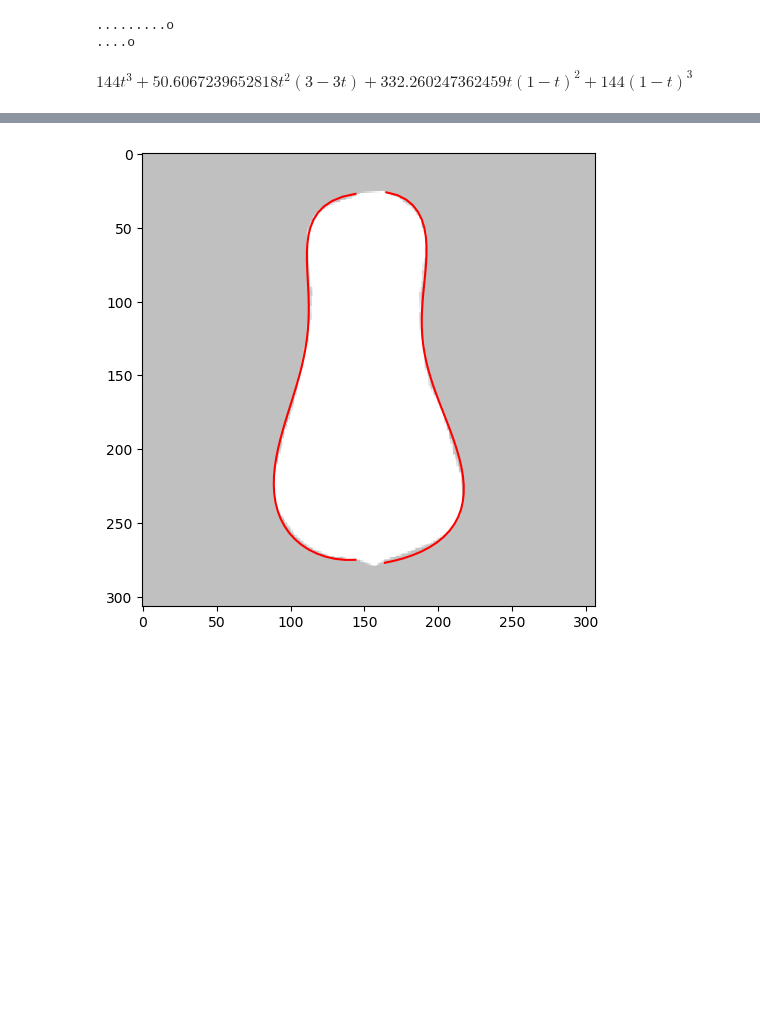
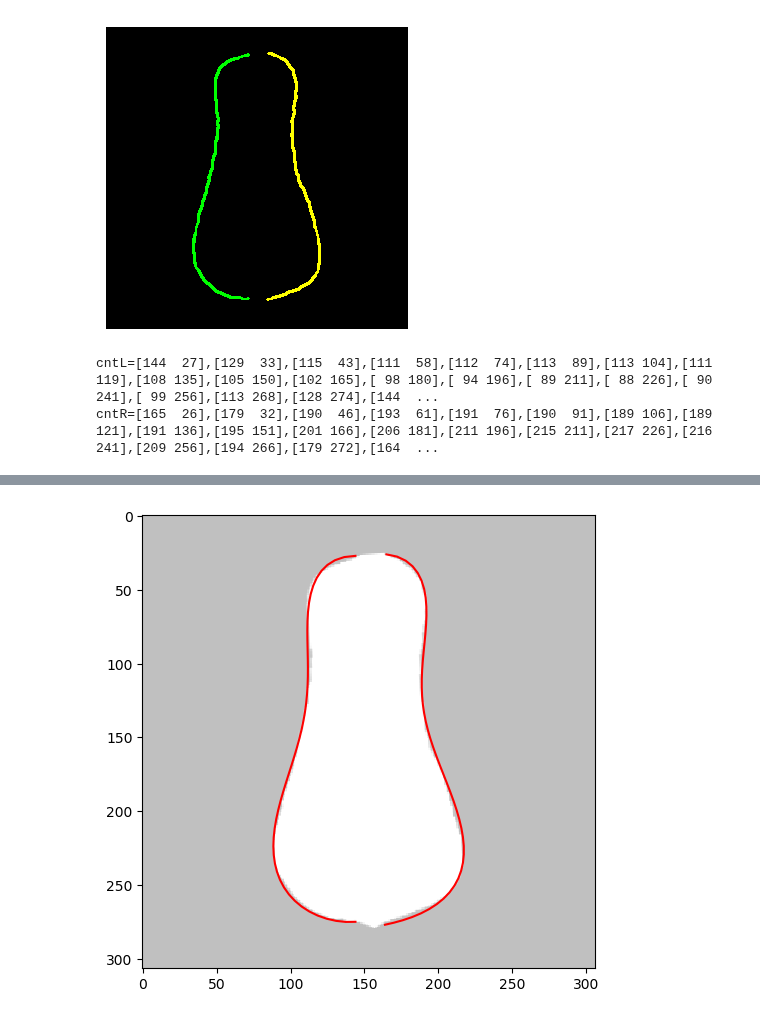
Before and after one commit to iciromaco/RadiShLab, a Jupyter notebook: S6_ベジエ近似.ipynb, the cells around one changed output, grey strips where cells are left out. Cells and saved outputs as stored; diff of their text form; code cells hidden in the pictures; blank space fills up the shorter version.

```diff
--- a/S6_ベジエ近似.ipynb
+++ b/S6_ベジエ近似.ipynb
@@ -19,18 +18,25 @@ from sympy import var
 
 NSilF = './RDSamples/NSilImages' # 正規化されたシルエット画像のフォルダ
 imgs = rd.collectimages(NSilF)       # シルエット画像のリスト
+# %%
+# 画像の左右の輪郭線を抽出
+img = imgs[0]
+conLeft,conRight = rd.getCntPairWithImg(img)
+canvas = cv2.cvtColor(np.zeros_like(rdimg) ,cv2.COLOR_GRAY2BGR)
+rd.drawContours(canvas,conLeft,color=(0,255,0),thickness=2)
+rd.drawContours(canvas,conRight,color=(0,255,255),thickness=2)
+plt.figure(dpi=100)
+rd.plotimg(canvas)
+# %% [output]
+[figure, added]
 # %%
-img = imgs[0]
+n_samples = 20 # 標本点の数
 
-conLeft,conRight = rd.getCntPairWithImg(img)
-
-n_samples = 20
 # 輪郭点を（チェインの並び順に）等間隔に n_samples 個サンプリングする。
 cntL = (np.array(conLeft))[list(map(int,np.linspace(0, len(conLeft)-1,n_samples)))]
 cntR = (np.array(conRight))[list(map(int,np.linspace(0, len(conRight)-1,n_samples)))]
 
-res, cpx,cpy,LbezresX,LbezresY,Ltpara = fitBezierCurveN(cntL,precPara=0.01,N=6, debugmode=False)
-res, cpx,cpy,RbezresX,RbezresY,Rtpara = fitBezierCurveN(cntR,precPara=0.01,N=6, debugmode=False)
+print('cntL='+','.join([str(v) for v in cntL]),'\ncntR='+','.join([str(v) for v in cntR]))
 # %% [output]
-.........o
-....o
+cntL=[144  27],[129  33],[115  43],[111  58],[112  74],[113  89],[113 104],[111 119],[108 135],[105 150],[102 165],[ 98 180],[ 94 196],[ 89 211],[ 88 226],[ 90 241],[ 99 256],[113 268],[128 274],[144  ...
+cntR=[165  26],[179  32],[190  46],[193  61],[191  76],[190  91],[189 106],[189 121],[191 136],[195 151],[201 166],[206 181],[211 196],[215 211],[217 226],[216 241],[209 256],[194 266],[179 272],[164  ...
@@ -236,4 +42,0 @@ def fitBezierCurveN(points,precPara=0.01,N=5,npoints=50,openmode=False,debugmode
-# %%
-bezresX
-# %% [output]
-$\displaystyle 144 t^{3} + 50.6067239652818 t^{2} \left(3 - 3 t\right) + 332.260247362459 t \left(1 - t\right)^{2} + 144 \left(1 - t\right)^{3}$
```
Also changed, not shown: parts of 8 cells of this notebook, 1 other file.
